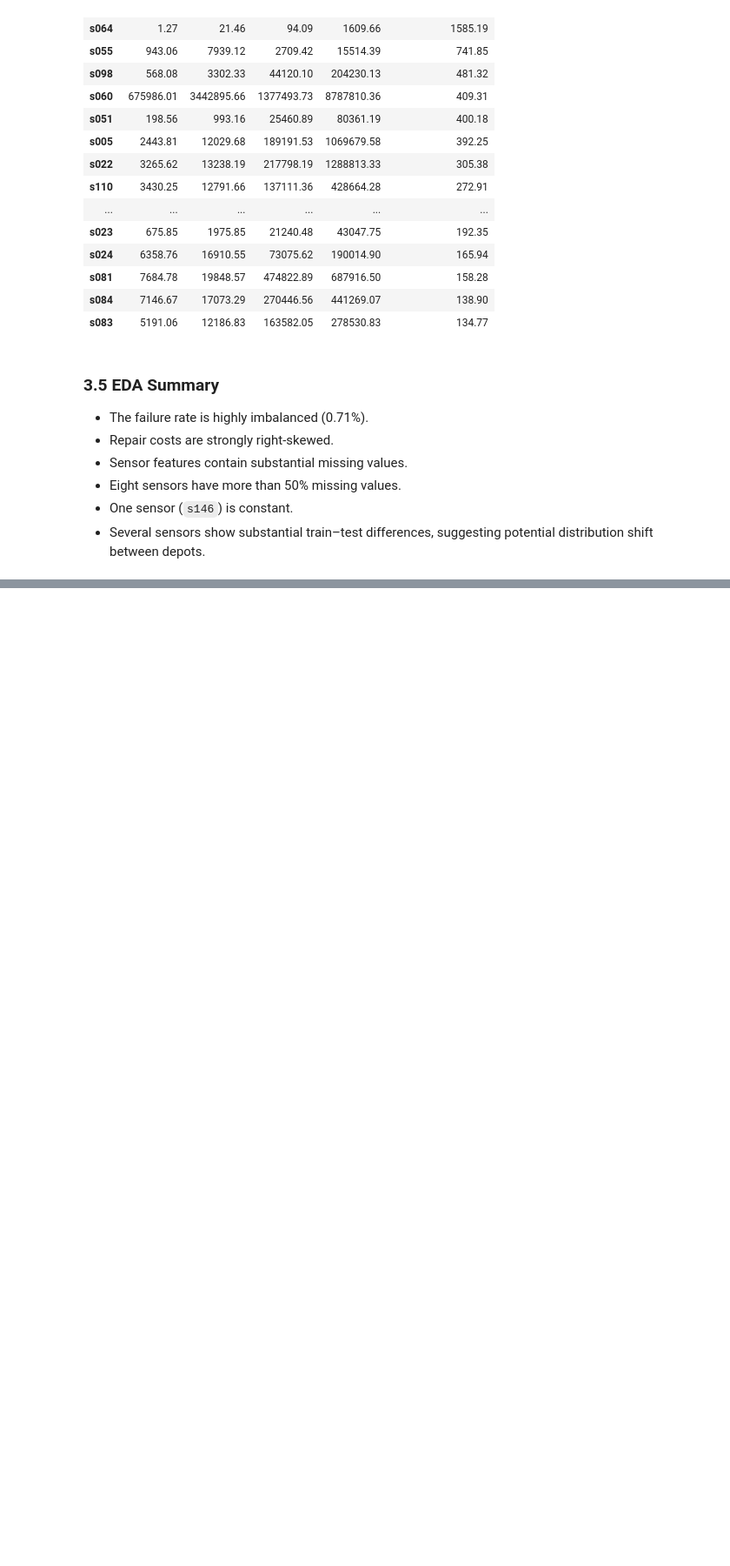
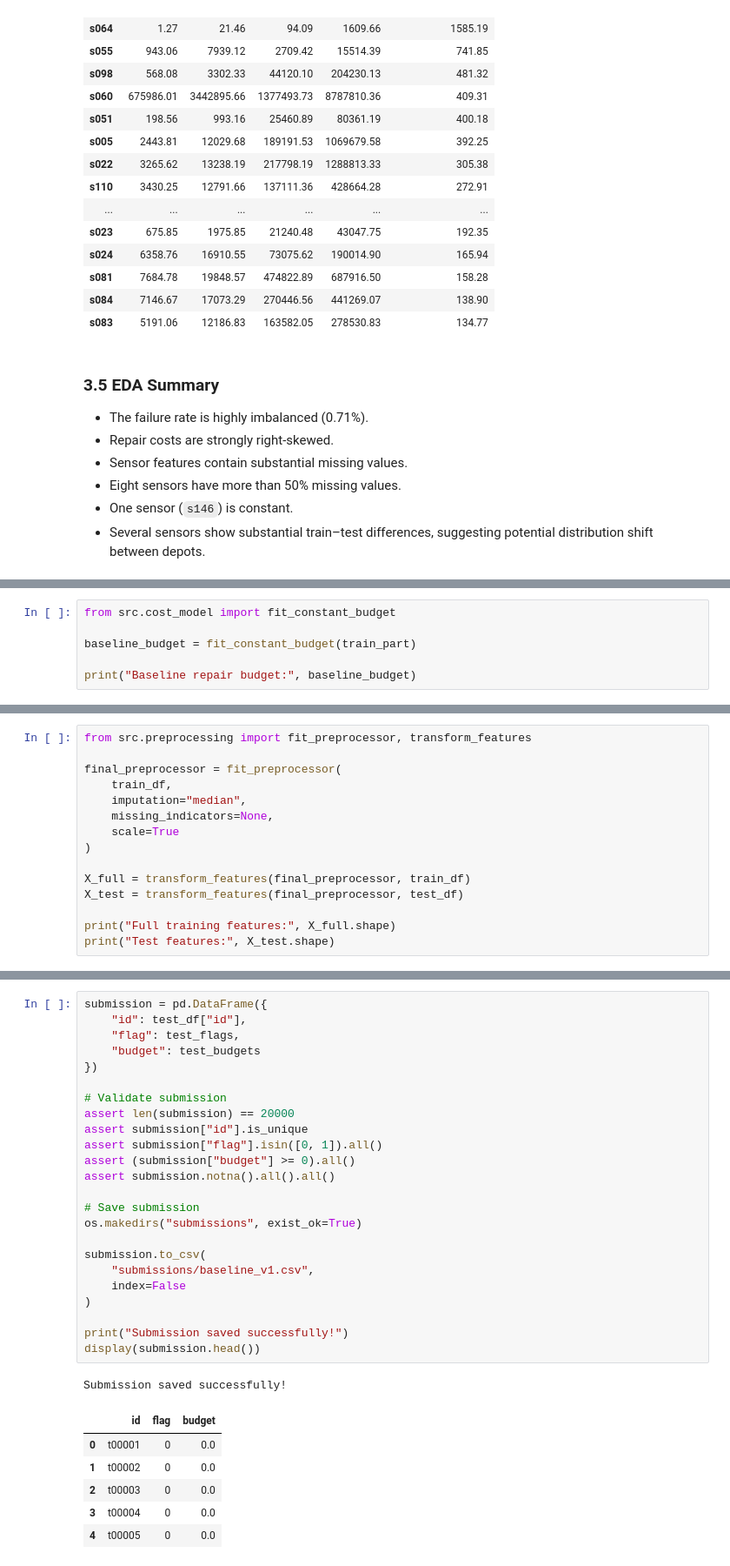
Before and after one commit to avnishraj-jpg/fleet_maintenance_p2_team38, a Jupyter notebook: notebooks/final_notebook.ipynb, the cells around one changed output, grey strips where cells are left out. Shown at 87% size. Drawn from its saved outputs; the diff is of its cells as text; blank space fills up the shorter version.

Commit message:
Created evaluation.py and the pipeline
did the train test split and create a baseline linear regression model pipeline  to generate predictions.

```diff
--- a/notebooks/final_notebook.ipynb
+++ b/notebooks/final_notebook.ipynb
@@ -277,0 +442,6 @@ display(sensor_comparison.sort_values("Mean Difference (%)", ascending=False).he
+# %%
+from src.cost_model import fit_constant_budget
+
+baseline_budget = fit_constant_budget(train_part)
+
+print("Baseline repair budget:", baseline_budget)
@@ -277,0 +538,15 @@ display(sensor_comparison.sort_values("Mean Difference (%)", ascending=False).he
+# %%
+from src.preprocessing import fit_preprocessor, transform_features
+
+final_preprocessor = fit_preprocessor(
+    train_df,
+    imputation="median",
+    missing_indicators=None,
+    scale=True
+)
+
+X_full = transform_features(final_preprocessor, train_df)
+X_test = transform_features(final_preprocessor, test_df)
+
+print("Full training features:", X_full.shape)
+print("Test features:", X_test.shape)
@@ -277,0 +592,32 @@ display(sensor_comparison.sort_values("Mean Difference (%)", ascending=False).he
+# %%
+submission = pd.DataFrame({
+    "id": test_df["id"],
+    "flag": test_flags,
+    "budget": test_budgets
+})
+
+# Validate submission
+assert len(submission) == 20000
+assert submission["id"].is_unique
+assert submission["flag"].isin([0, 1]).all()
+assert (submission["budget"] >= 0).all()
+assert submission.notna().all().all()
+
+# Save submission
+os.makedirs("submissions", exist_ok=True)
+
+submission.to_csv(
+    "submissions/baseline_v1.csv",
+    index=False
+)
+
+print("Submission saved successfully!")
+display(submission.head())
+# %% [output]
+Submission saved successfully!
+|  | id | flag | budget |
+| 0 | t00001 | 0 | 0.0 |
+| 1 | t00002 | 0 | 0.0 |
+| 2 | t00003 | 0 | 0.0 |
+| 3 | t00004 | 0 | 0.0 |
+| 4 | t00005 | 0 | 0.0 |
```
Also changed, not shown: parts of 21 cells of this notebook, 2 other files.
